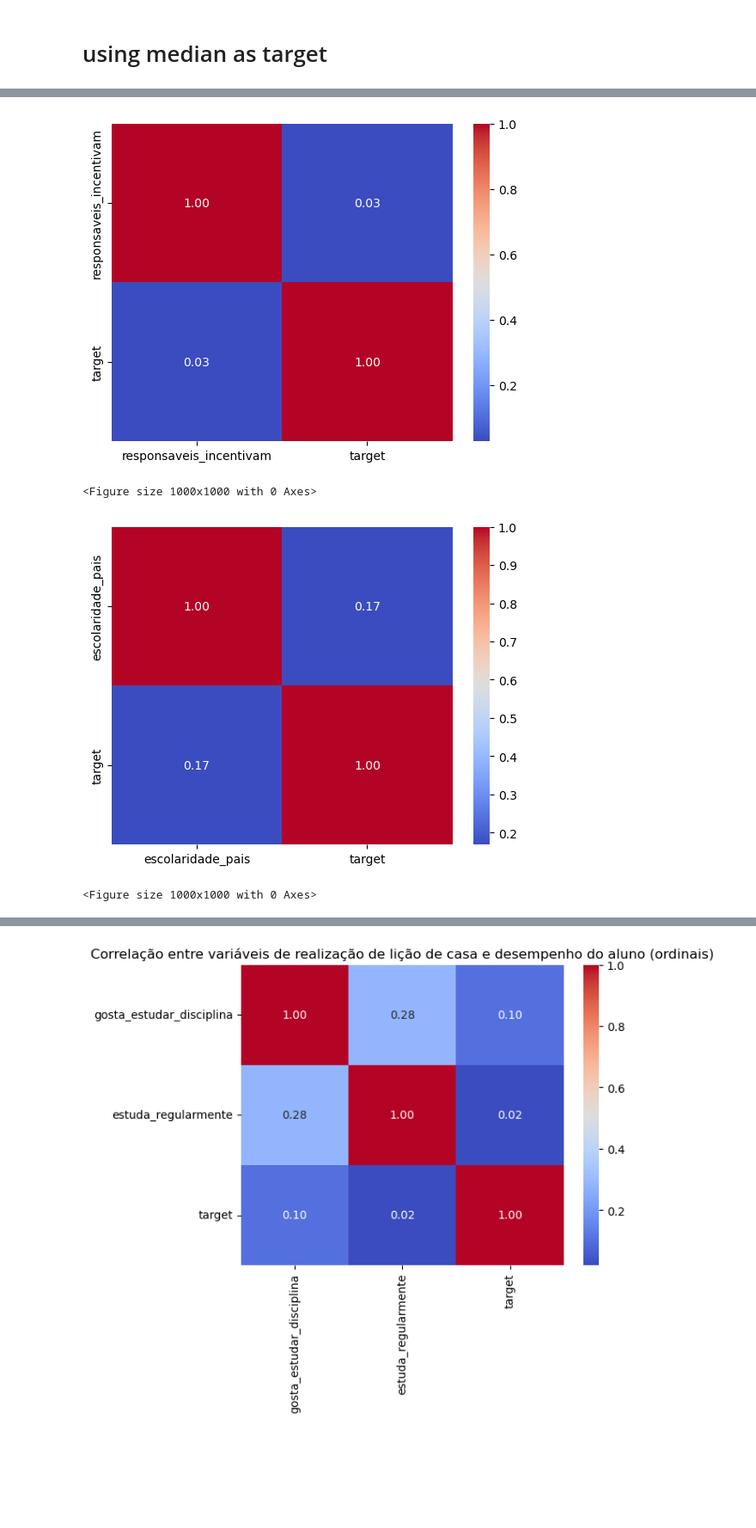
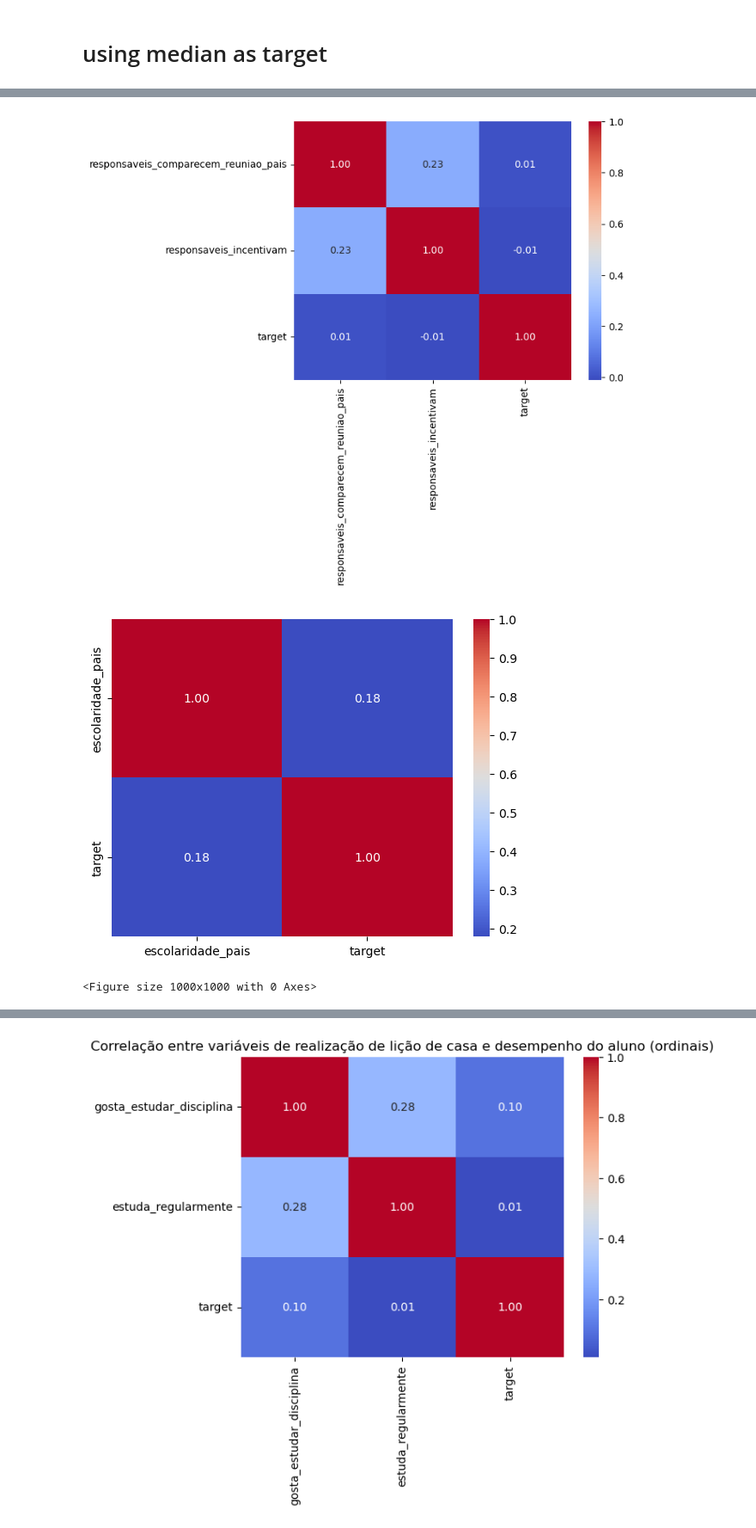
Before and after one commit to JamboTechUFPB/SAEB_Classificador, a Jupyter notebook: treatment_analysis/analysis-FE.ipynb, the cells around one changed output, grey strips where cells are left out. Shown at 86% size. Drawn from its saved outputs; the diff is of its cells as text; code cells hidden in the pictures; blank space fills up the shorter version.

```diff
--- a/treatment_analysis/analysis-FE.ipynb
+++ b/treatment_analysis/analysis-FE.ipynb
@@ -8,7 +8,7 @@ cwd = os.getcwd()
 ROOT = os.path.join(cwd, '../')
 DATA_FOLDER = os.path.join(ROOT, 'data/')
 
-df = pd.read_pickle(os.path.join(DATA_FOLDER, 'saeb_treated_new.pkl'))
+df = pd.read_pickle(os.path.join(DATA_FOLDER, 'saeb_pb_2017-2007_cleaned.pkl'))
 
 df = df.dropna()
 print(len(df))
@@ -79,15 +81,14 @@ plt.show()
 # %%
 # colunas responsaveis_
 
 columns_oi = [col for col in df.columns if 'responsaveis_' in col] + ['target']
 
 corr = df[columns_oi].corr()
 sns.heatmap(corr, annot=True, cmap='coolwarm', fmt=".2f")
-plt.figure(figsize=(10, 10))
+#plt.figure(figsize=(10, 10))
 plt.show()
 # %% [output]
-[figure, old version]
+[figure, new version]
-<Figure size 1000x1000 with 0 Axes>
 # %%
 # colunas de escolaridade_mae e escolaridade_mae
 
@@ -98,7 +99,7 @@ sns.heatmap(corr, annot=True, cmap='coolwarm', fmt=".2f")
 plt.figure(figsize=(10, 10))
 plt.show()
 # %% [output]
-[figure, old version]
+[figure, new version]
 <Figure size 1000x1000 with 0 Axes>
 # %%
 # coluna possui_computador
```
Also changed, not shown: parts of 16 cells of this notebook, 10 other files.
